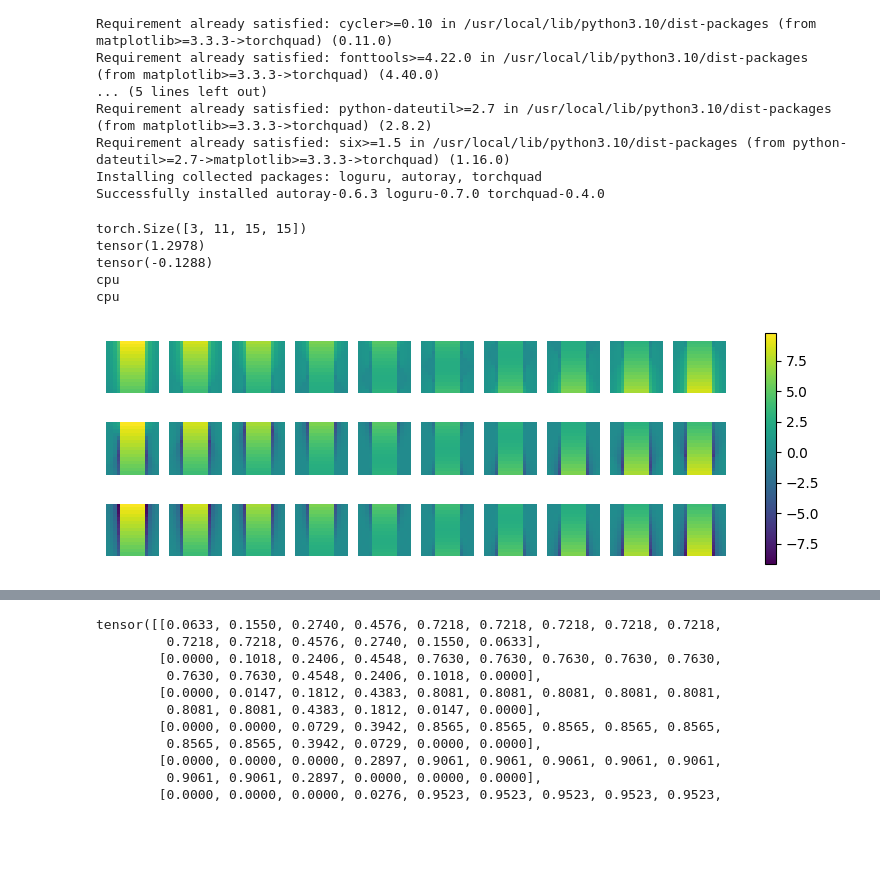
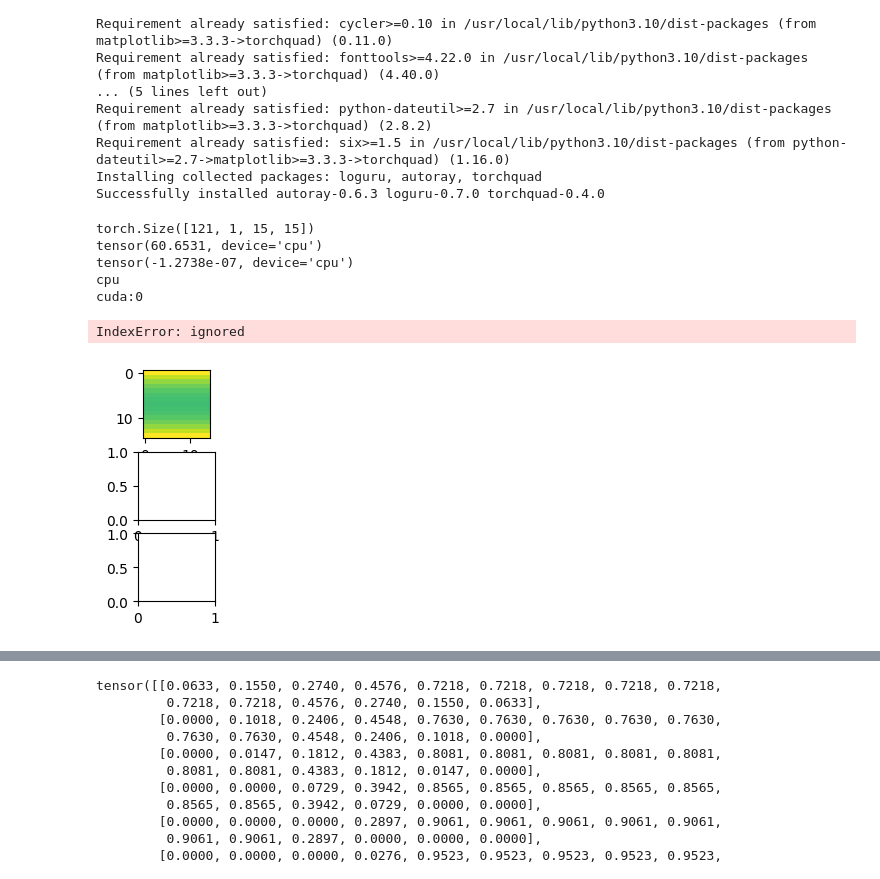
Before and after one commit to Junang-Wang/Top-invar-DL, a Jupyter notebook: Graphene_SS_Note.ipynb, the cells around one changed output, grey strips where cells are left out. Saved outputs shown, nothing was run; the diff lists cells and outputs as text; code cells hidden in the pictures; blank space fills up the shorter version.

```diff
--- a/Graphene_SS_Note.ipynb
+++ b/Graphene_SS_Note.ipynb
@@ -58,20 +58,23 @@ Requirement already satisfied: six>=1.5 in /usr/local/lib/python3.10/dist-packag
 Installing collected packages: loguru, autoray, torchquad
 Successfully installed autoray-0.6.3 loguru-0.7.0 torchquad-0.4.0
 # %%
-from Graphene_Generator_v4_Gpu import *
+from Graphene_Generator_v5_Gpu import *
 torch.cuda.empty_cache()
 device = 'cuda'
-t = torch.arange(10,52,2)
+# t = torch.arange(1000,2001,200)
+t = torch.arange(2000,4001,50)
 #t = torch.tensor([16])
 t_unique = t.shape[0]
 
 Delta = 1
+delta = 0.004
 B_steps = 15
 mu_steps = 15
-mu_random = 101
+mu_random=101
 B = torch.linspace(-2,2,B_steps)
-mu_0 = torch.linspace(-5,5,mu_random)
-mu_offset = torch.linspace(-2,2,mu_steps)
+mu_0 = torch.linspace(-5,5,mu_random).round(decimals=4)
+# mu_0 = torch.tensor([0])
+mu_offset = torch.linspace(-2,2,mu_steps).round(decimals = 4)
 mu_truck = 1
 mu_div = mu_random//mu_truck
 nx, ny = 1500, 1500
@@ -79,7 +82,7 @@ Graphene_D = torch.zeros(t_unique,mu_random,mu_steps,B_steps)
 for i in range(t_unique):
     for j in range(mu_div):
         Graphene_params = Graphene_Vec(t[i:i+1], mu_0[j*mu_truck:(j+1)*mu_truck], mu_offset, B, nx, ny, Delta, device='cuda')
-        Graphene_SS_Gen = Graphene_SS(Graphene_params,device='cuda')
+        Graphene_SS_Gen = Graphene_SS(Graphene_params,delta=delta,device='cuda')
         Graphene_D[i,j*mu_truck:(j+1)*mu_truck] = Graphene_SS_Gen.total().cpu()
         del Graphene_params
         del Graphene_SS_Gen
@@ -95,50 +98,52 @@ for i in range(t_unique):
 label_mask = (abs(mu_0)<=2).repeat(t_unique)
 Graphene_labels = label_mask.cpu()*2*(torch.ones(mu_random*t_unique).cpu())
 
-Graphene_D = torch.pi/Delta*Graphene_D.reshape(t_unique*mu_random,1,B_steps,mu_steps).cpu()
+Graphene_D = (torch.pi/Delta)**2*Graphene_D.reshape(t_unique*mu_random,1,B_steps,mu_steps).cpu()
 # %%
-Graphene_D = Graphene_D.reshape(3,11,15,15)
+#Graphene_D = Graphene_D.reshape(3,11,15,15)
 print(Graphene_D.shape)
 print(Graphene_D.max())
 print(Graphene_D.min())
 print(Graphene_D.device)
 print(torch.ones(mu_random*t_unique).device)
 # %% [output]
-torch.Size([3, 11, 15, 15])
-tensor(1.2978)
-tensor(-0.1288)
+torch.Size([121, 1, 15, 15])
+tensor(60.6531, device='cpu')
+tensor(-1.2738e-07, device='cpu')
 cpu
-cpu
+cuda:0
 # %%
 Graphene_D = Graphene_D.reshape(21*101,1,15,15)
 # %%
 import matplotlib.pyplot as plt
 #t_unique = 21
 t_unique = 3
-mu_random = 11
+mu_random = 1
 Graphene_D = Graphene_D.reshape(t_unique,mu_random,15,15).cpu()
 t_show = t_unique
-mu_show = 10
+mu_show = mu_random
 fig, ax = plt.subplots(t_show,mu_show)
 fig.set_figwidth(mu_show)
 fig.set_figheight(t_show)
 
 # vmax = 5
 # vmin = -5
 vmax = torch.max(Graphene_D).item()
 vmin = torch.min(Graphene_D).item()
 for i in range(t_show):
   for j in range(mu_show):
-    im = ax[i,j].imshow(Graphene_D[i,j],vmax=vmax,vmin=vmin)
+    im = ax[i].imshow(Graphene_D[i,j],vmax=vmax,vmin=vmin)
+    # im = ax[i,j].imshow(Graphene_D[i,j],vmax=vmax,vmin=vmin)
     #im = ax[j].imshow(Graphene_D[t_show*i,j],vmax=vmax,vmin=vmin)
 
     ax[i,j].axis('off')
     # if i == 0: #first row
     #   fig.text(i,j,f'{Graphene_labels[5*i*10*j,1].item():.1f}')
     # if j == 0: #first col:
     #   fig.text(i,j,f'{Graphene_labels[5*i*10*j,0].item():.1f}')
 
 plt.colorbar(im,ax=ax)
 plt.show()
 # %% [output]
+IndexError: ignored
-[figure, old version]
+[figure, new version]
```
Also changed, not shown: parts of 17 cells of this notebook, 8 other files.
